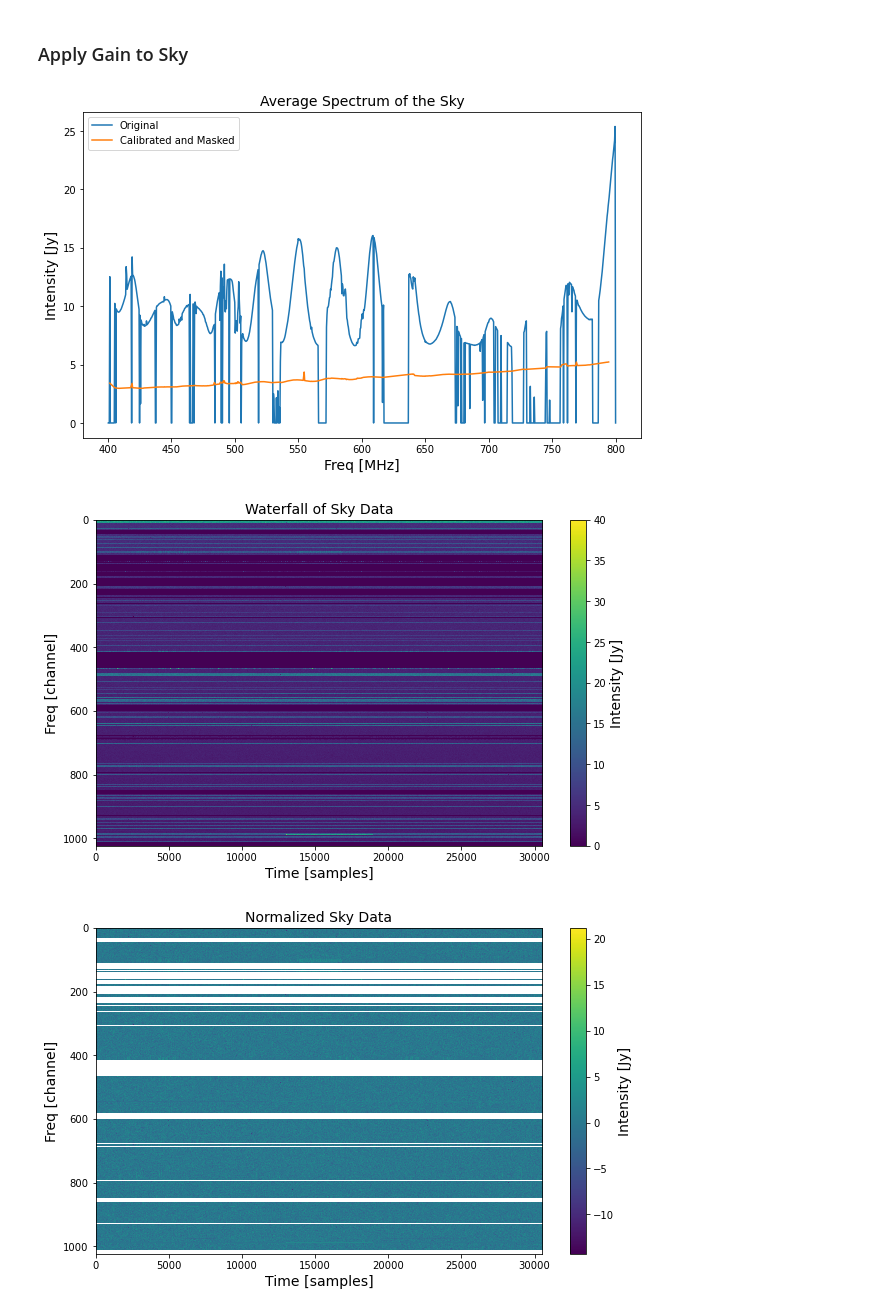
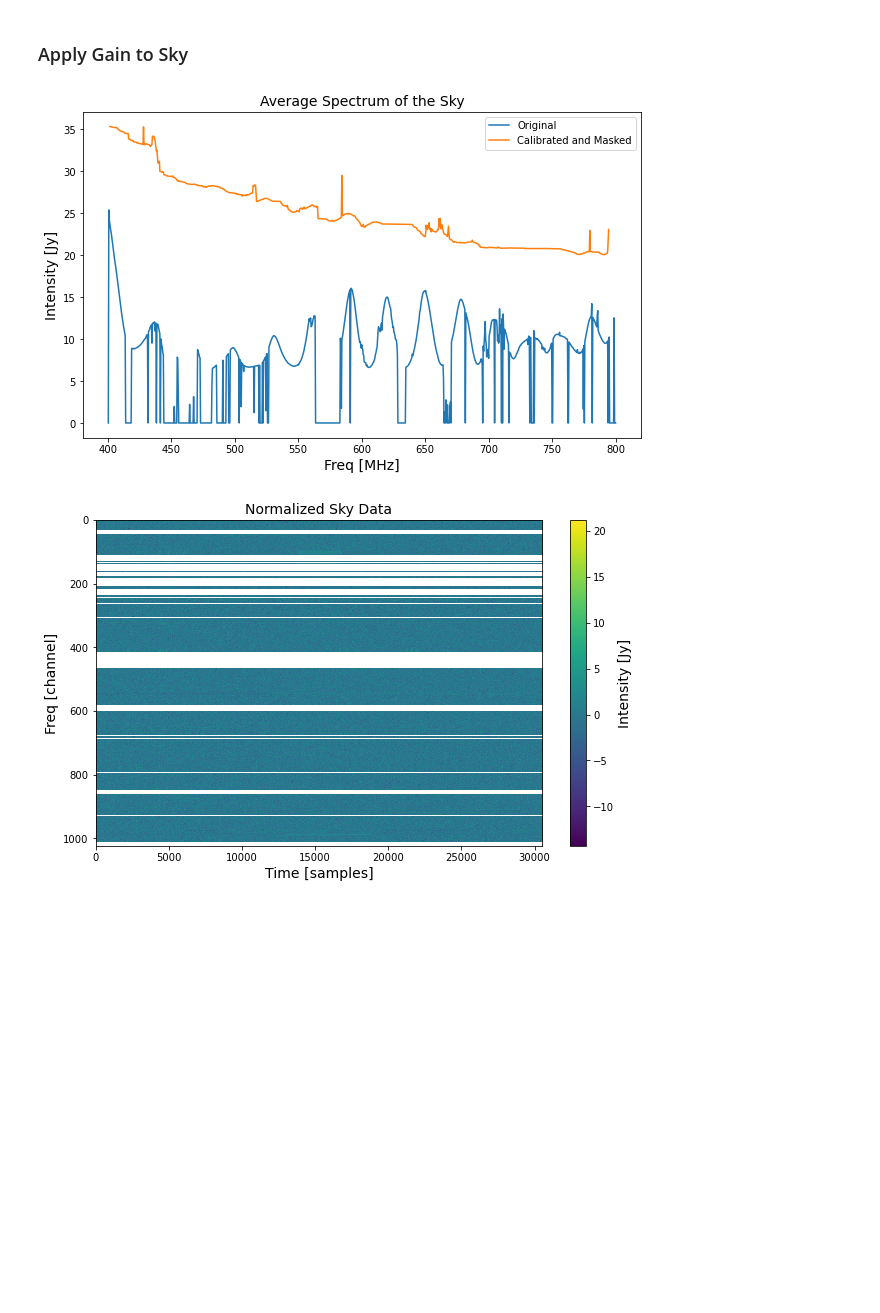
Before and after one commit to astronamanj/641_Observational_Techniques, a Jupyter notebook: chime_pulsar_search/calibration.ipynb, the cells around one changed output. Drawn from its saved outputs; the diff is of its cells as text; code cells hidden in the pictures; blank space fills up the shorter version.

Commit message:
fix the gain equation

```diff
--- a/chime_pulsar_search/calibration.ipynb
+++ b/chime_pulsar_search/calibration.ipynb
@@ -158,12 +158,14 @@ plt.show()
 # We want to calculate gain with the RFI channels masked
 df = np.abs(cal.header.foff) * 1e6
 dt = cal.header.tsamp
-scale = np.sqrt(df * dt)
+T_sys = 50
+scale = T_sys / np.sqrt(df * dt)
 
+# G = observed_spectrum * scale / true_spectrum / noise
 true_spectrum = np.where(~freq_mask, fluxes, np.nan)
 obs_spectrum = np.where(~freq_mask, cal_masked.chan_stats.mean, np.nan)
-snr = np.sqrt(np.nanmean(np.square(cal_32_array[~freq_mask, :][1, :])))
-gain = np.where(~freq_mask, obs_spectrum * snr / true_spectrum / scale, np.nan)
+rms_noise = np.sqrt(np.nanmean(np.square(cal_32_array[~freq_mask, :][1, :])))
+gain = np.where(~freq_mask, obs_spectrum * scale / true_spectrum / rms_noise, np.nan)
 
 fig = plt.figure(figsize=(10, 6))
 plt.plot(cal.header.chan_freqs, gain)
@@ -206,35 +208,34 @@ plt.show()
 # %%
 # Load sky data
 sky = FilReader("./data/blank_sky.fil")
 sky_data = sky.read_block(0, sky.header.nsamples, sky.header.fch1, sky.header.nchans)
 sky_array = sky_data.data
 
 # Apply the calibration transfer function
 sky_array_calibrated = np.copy(sky_array)
 sky_array_calibrated[~freq_mask, :] /= gain[~freq_mask][:, np.newaxis]
 
 # Plot the average spectrum
 fig = plt.figure(figsize=(10, 6))
-plt.plot(sky.header.chan_freqs, np.mean(sky_array, axis=1))
-plt.plot(sky.header.chan_freqs[~freq_mask], np.mean(sky_array_calibrated[~freq_mask, :], axis=1))
+plt.plot(sky.header.chan_freqs[::-1], np.mean(sky_array, axis=1))
+plt.plot(sky.header.chan_freqs[~freq_mask][::-1], np.mean(sky_array_calibrated[~freq_mask, :], axis=1))
 plt.ylabel('Intensity [Jy]', fontsize=14)
 plt.xlabel('Freq [MHz]', fontsize=14)
 plt.title('Average Spectrum of the Sky', fontsize=14)
 plt.legend(['Original', 'Calibrated and Masked'])
 plt.show()
 
 # Create a waterfall plot
 fig = plt.figure(figsize=(10, 6))
 plt.imshow(sky_array_calibrated.data, aspect='auto', interpolation='nearest')
 cbar = plt.colorbar()
 cbar.set_label('Intensity [Jy]', fontsize=14)
 plt.xlabel('Time [samples]', fontsize=14)
 plt.ylabel('Freq [channel]', fontsize=14)
 plt.title('Waterfall of Sky Data', fontsize=14)
 plt.show()
 # %% [output]
-[figure, old version]
+[figure, new version]
-[figure, removed]
 # %%
 # Calculate the mean and standard deviation per channel
 mean_per_channel = np.mean(sky_array, axis=1)
```
Also changed, not shown: parts of 3 cells of this notebook.
